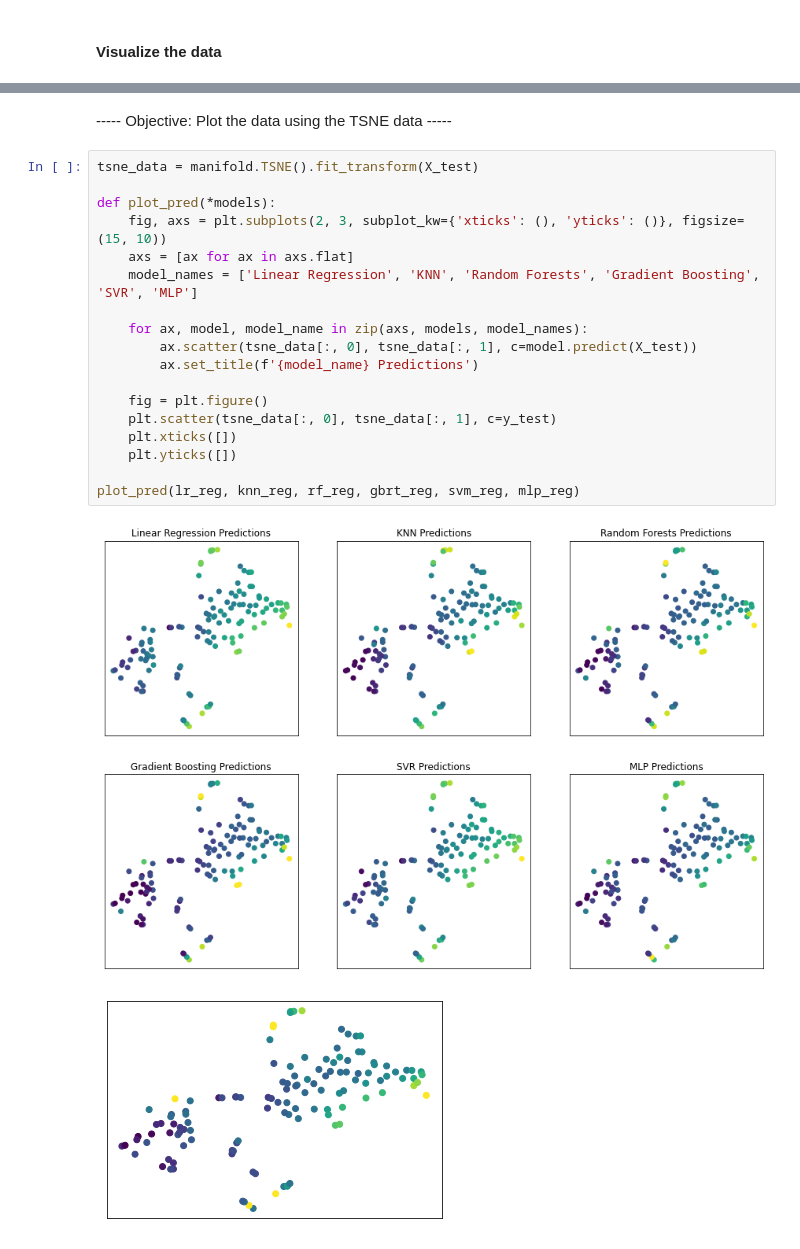
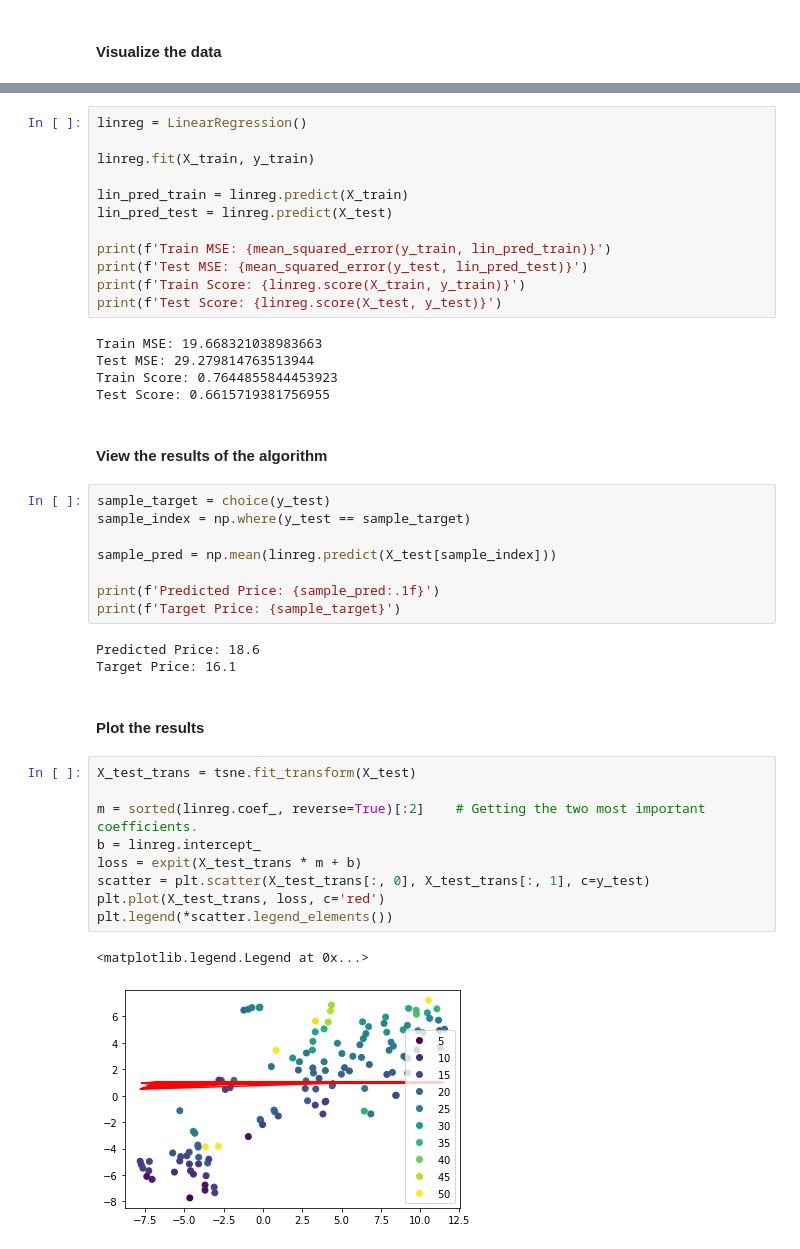
Before and after one commit to rohannakra/AI-Predicts-Boston-House-Prices, a Jupyter notebook: boston_housing_dataset.ipynb, the cells around one changed output, grey strips where cells are left out. Drawn from its saved outputs; the diff is of its cells as text.

Commit message:
Adding results.

```diff
--- a/boston_housing_dataset.ipynb
+++ b/boston_housing_dataset.ipynb
@@ -211,23 +76,44 @@ Number of Layers -> 5
+# %%
+linreg = LinearRegression()
+
+linreg.fit(X_train, y_train)
+
+lin_pred_train = linreg.predict(X_train)
+lin_pred_test = linreg.predict(X_test)
+
+print(f'Train MSE: {mean_squared_error(y_train, lin_pred_train)}')
+print(f'Test MSE: {mean_squared_error(y_test, lin_pred_test)}')
+print(f'Train Score: {linreg.score(X_train, y_train)}')
+print(f'Test Score: {linreg.score(X_test, y_test)}')
+# %% [output]
+Train MSE: 19.668321038983663
+Test MSE: 29.279814763513944
+Train Score: 0.7644855844453923
+Test Score: 0.6615719381756955
+# %% [markdown]
+#### View the results of the algorithm
+# %%
+sample_target = choice(y_test)
+sample_index = np.where(y_test == sample_target)
+
+sample_pred = np.mean(linreg.predict(X_test[sample_index]))
+
+print(f'Predicted Price: {sample_pred:.1f}')
+print(f'Target Price: {sample_target}')
+# %% [output]
+Predicted Price: 18.6
+Target Price: 16.1
 # %% [markdown]
------ Objective: Plot the data using the TSNE data -----
+#### Plot the results
-# %%
-tsne_data = manifold.TSNE().fit_transform(X_test)
-
-def plot_pred(*models):
-    fig, axs = plt.subplots(2, 3, subplot_kw={'xticks': (), 'yticks': ()}, figsize=(15, 10))
-    axs = [ax for ax in axs.flat]
-    model_names = ['Linear Regression', 'KNN', 'Random Forests', 'Gradient Boosting', 'SVR', 'MLP']
-
-    for ax, model, model_name in zip(axs, models, model_names):
-        ax.scatter(tsne_data[:, 0], tsne_data[:, 1], c=model.predict(X_test))
-        ax.set_title(f'{model_name} Predictions')
-
-    fig = plt.figure()
-    plt.scatter(tsne_data[:, 0], tsne_data[:, 1], c=y_test)
-    plt.xticks([])
-    plt.yticks([])
-
-plot_pred(lr_reg, knn_reg, rf_reg, gbrt_reg, svm_reg, mlp_reg)
-# %% [output]
-[figure, removed]
-[figure, removed]
+# %%
+X_test_trans = tsne.fit_transform(X_test)
+
+m = sorted(linreg.coef_, reverse=True)[:2]    # Getting the two most important coefficients.
+b = linreg.intercept_
+loss = expit(X_test_trans * m + b)
+scatter = plt.scatter(X_test_trans[:, 0], X_test_trans[:, 1], c=y_test)
+plt.plot(X_test_trans, loss, c='red')
+plt.legend(*scatter.legend_elements())
+# %% [output]
+<matplotlib.legend.Legend at 0x...>
+[figure, added]
```
Also changed, not shown: parts of 8 cells of this notebook.
